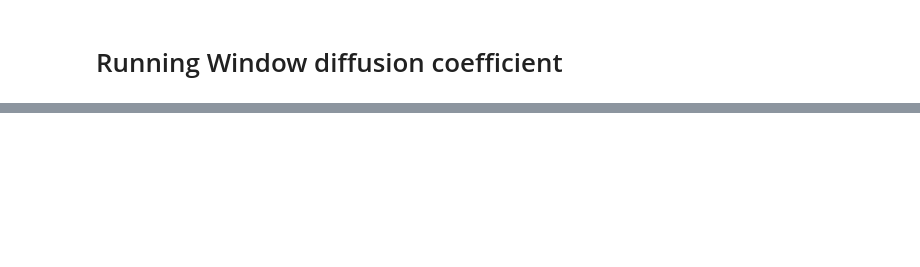
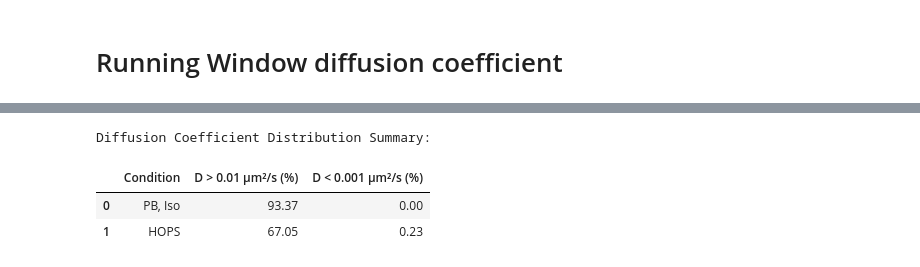
Before and after one commit to walterlab-um/Hyperosmotic_Confinement-Jump, a Jupyter notebook: plots/Running window_diffusion coefficient_plot.ipynb, the cells around one changed output, grey strips where cells are left out. Saved outputs shown, nothing was run; the diff lists cells and outputs as text; code cells hidden in the pictures; blank space fills up the shorter version.

```diff
--- a/plots/Running window_diffusion coefficient_plot.ipynb
+++ b/plots/Running window_diffusion coefficient_plot.ipynb
@@ -172,0 +127,28 @@ plt.savefig("alpha_histo.png", format="png", bbox_inches="tight", dpi=300)
+# %%
+# New percentage calculations
+# Calculate percentages for D thresholds
+pb_mask = final_filtered_df['Condition'] == 'PB, Iso'
+hops_mask = final_filtered_df['Condition'] == 'HOPS'
+
+# Calculate percentages
+pb_high = (final_filtered_df[pb_mask]['D_linear'] > 0.01).mean() * 100
+pb_low = (final_filtered_df[pb_mask]['D_linear'] < 0.001).mean() * 100
+hops_high = (final_filtered_df[hops_mask]['D_linear'] > 0.01).mean() * 100
+hops_low = (final_filtered_df[hops_mask]['D_linear'] < 0.001).mean() * 100
+
+# Create summary table
+summary_df = pd.DataFrame({
+    'Condition': ['PB, Iso', 'HOPS'],
+    'D > 0.01 µm²/s (%)': [pb_high, hops_high],
+    'D < 0.001 µm²/s (%)': [pb_low, hops_low]
+}).round(2)
+
+# Display and save results
+print("\nDiffusion Coefficient Distribution Summary:")
+display(summary_df)
+summary_df.to_csv('D_threshold_percentages.csv', index=False)
+# %% [output]
+Diffusion Coefficient Distribution Summary:
+|  | Condition | D > 0.01 µm²/s (%) | D < 0.001 µm²/s (%) |
+| 0 | PB, Iso | 93.37 | 0.00 |
+| 1 | HOPS | 67.05 | 0.23 |
```
Also changed, not shown: parts of 45 cells of this notebook.
